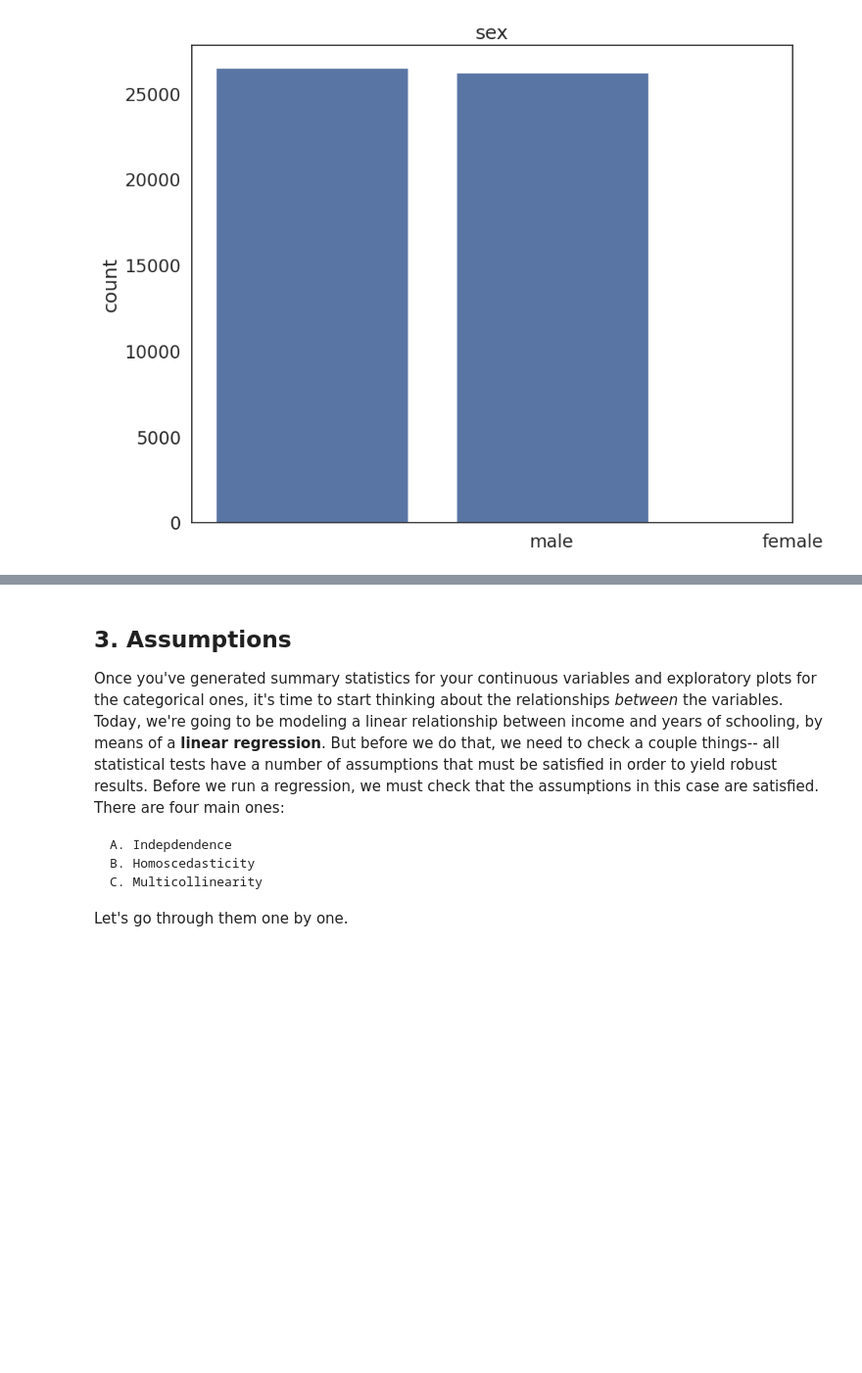
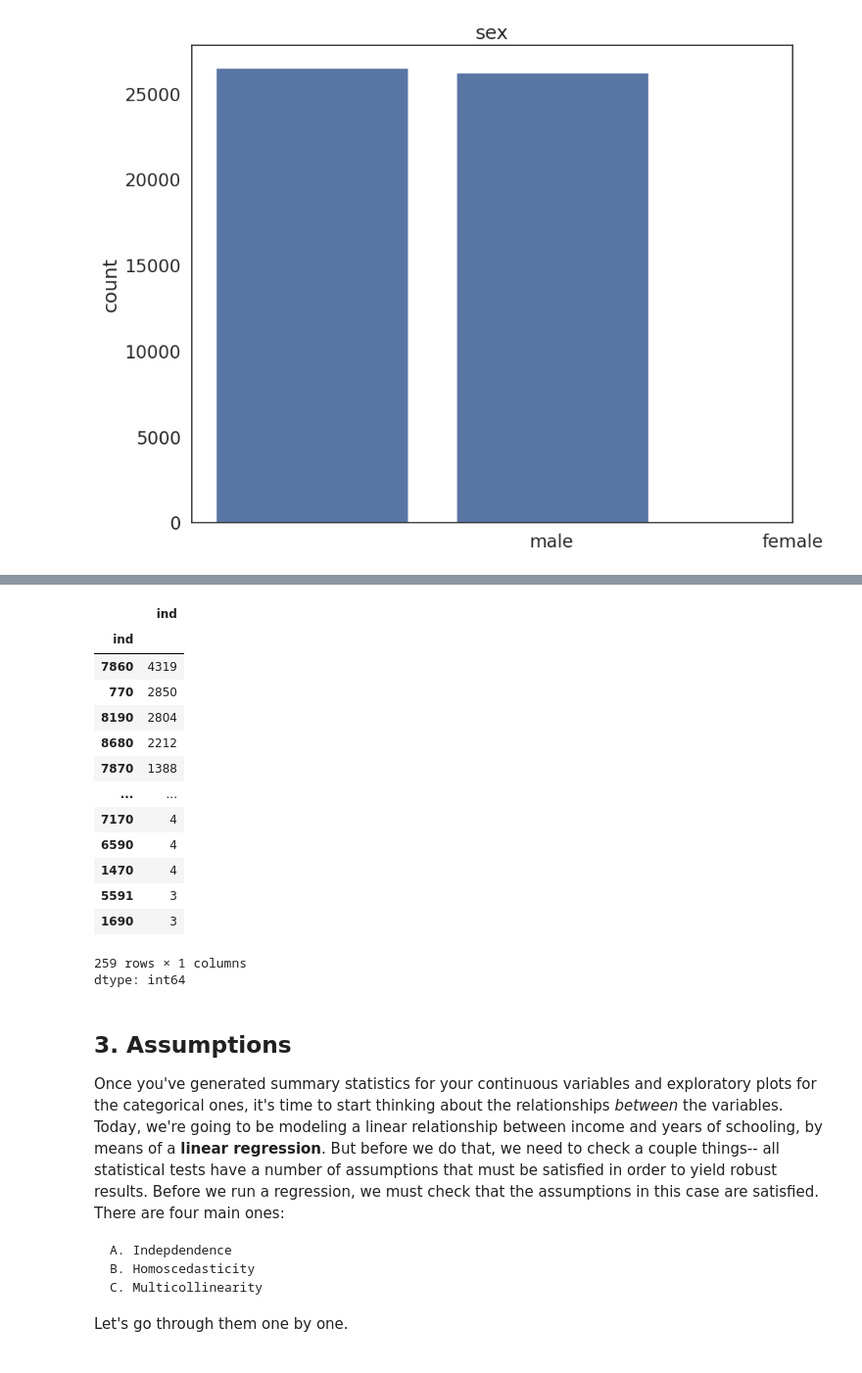
Before and after one commit to yourwilliam/PythonQM, a Jupyter notebook: notebooks/W07. Linear Regression.ipynb, the cells around one changed output, grey strips where cells are left out. Shown at 98% size. Cells and saved outputs as stored; diff of their text form; code cells hidden in the pictures; blank space fills up the shorter version.

```diff
--- a/notebooks/W07. Linear Regression.ipynb
+++ b/notebooks/W07. Linear Regression.ipynb
@@ -190,3 +201,22 @@ plt.show() # show the plot
+# %%
+ind_count = reg_df.groupby('ind')['ind'].count().sort_values(ascending=False)
+ind_count
+# %% [output]
+|  | ind |
+| ind |  |
+| 7860 | 4319 |
+| 770 | 2850 |
+| 8190 | 2804 |
+| 8680 | 2212 |
+| 7870 | 1388 |
+| ... | ... |
+| 7170 | 4 |
+| 6590 | 4 |
+| 1470 | 4 |
+| 5591 | 3 |
+| 1690 | 3 |
+259 rows × 1 columns
+dtype: int64
 # %% [markdown]
 ## 3. Assumptions
 
```
Also changed, not shown: parts of 18 cells of this notebook.
